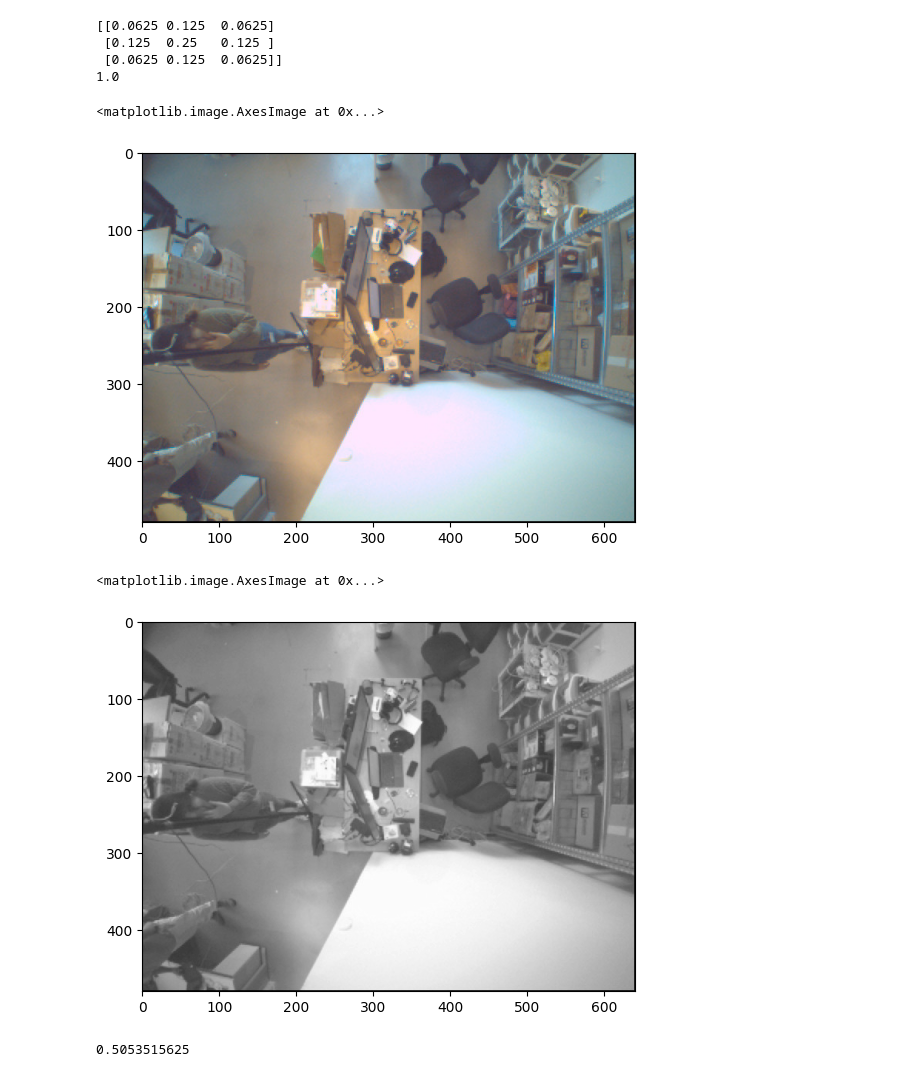
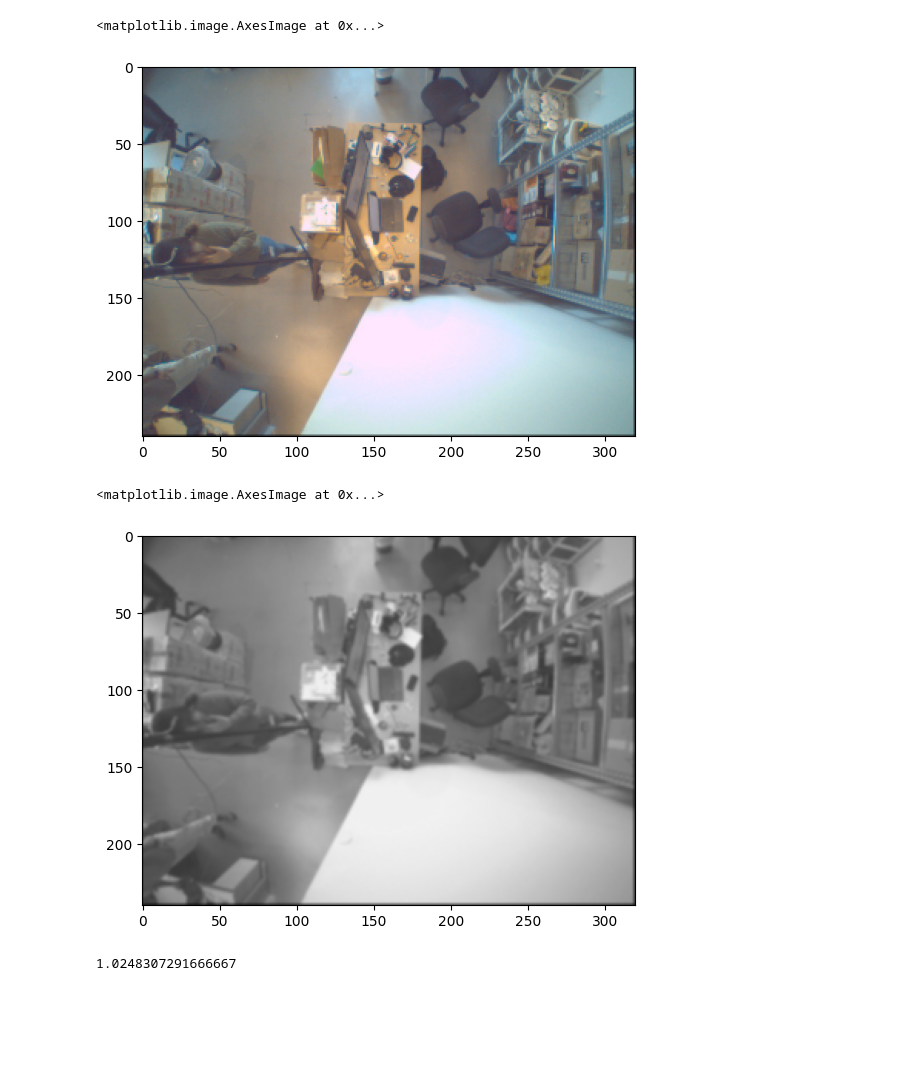
Before and after one commit to klymya/pg-research, a Jupyter notebook: people_detection_pg2/quality_reduce_comparison/grayscale_blur_with_nn.ipynb, the cells around one changed output. Cells and saved outputs as stored; diff of their text form; code cells hidden in the pictures; blank space fills up the shorter version.

```diff
--- a/people_detection_pg2/quality_reduce_comparison/grayscale_blur_with_nn.ipynb
+++ b/people_detection_pg2/quality_reduce_comparison/grayscale_blur_with_nn.ipynb
@@ -7,11 +8,0 @@ import matplotlib.pyplot as plt
-# %%
-oneD_kernel = cv2.getGaussianKernel(3, sigma=0)
-twoD_kernel = oneD_kernel*oneD_kernel.T
-
-print(twoD_kernel)
-print(twoD_kernel.sum())
-# %% [output]
-[[0.0625 0.125  0.0625]
- [0.125  0.25   0.125 ]
- [0.0625 0.125  0.0625]]
-1.0
@@ -80,9 +9,9 @@ class RGB2GrayRGB(nn.Module):
 # %%
 img = cv2.imread('cam4_poc_15/images/val/250_cam4_.jpg')
 img = cv2.cvtColor(img, cv2.COLOR_BGR2RGB)
-
+img = cv2.resize(img, (320, 240))
 plt.imshow(img)
 # %% [output]
 <matplotlib.image.AxesImage at 0x...>
-[figure, old version]
+[figure, new version]
 # %%
@@ -92,9 +21,9 @@ res = res.squeeze(0).permute(1, 2, 0).detach().numpy()
 # %%
-plt.imshow(res, cmap='gray')
+plt.imshow(res)
 # %% [output]
 <matplotlib.image.AxesImage at 0x...>
-[figure, old version]
+[figure, new version]
 # %%
-(cv2.cvtColor(img, cv2.COLOR_RGB2GRAY) - (res[:, :, 0] * 255).astype(np.uint8)).mean()  # Should be 0
+(cv2.GaussianBlur(cv2.cvtColor(img, cv2.COLOR_RGB2GRAY), (3, 3), 0) - res[:, :, 0]).mean()  # Should be 0
 # %% [output]
-0.5053515625
+1.0248307291666667
```
Also changed, not shown: parts of 8 cells of this notebook, 5 other files.
